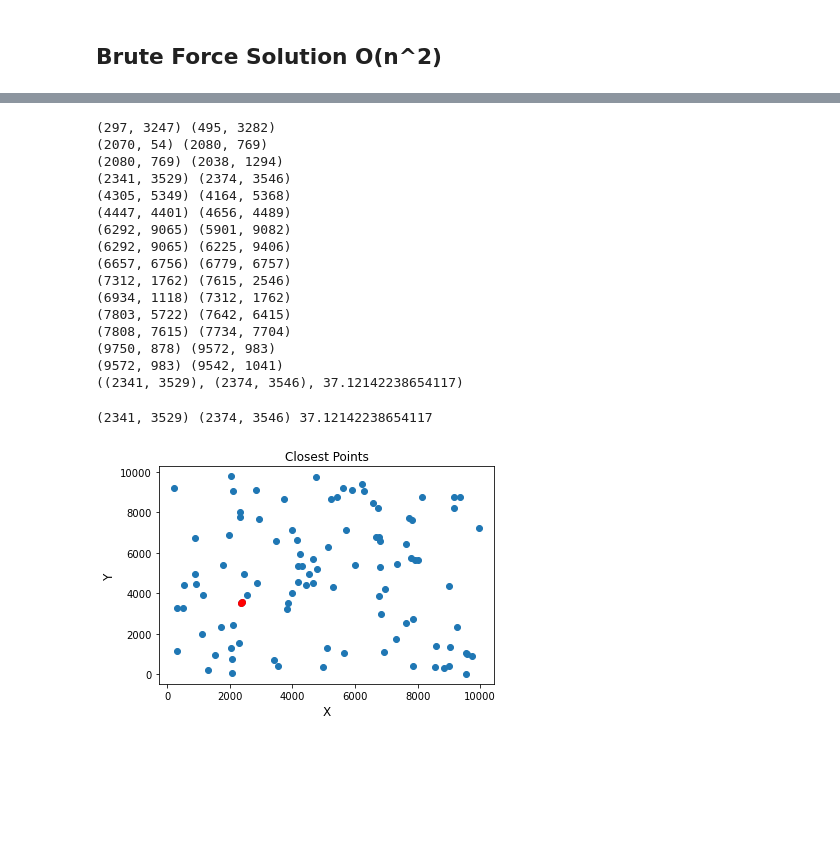
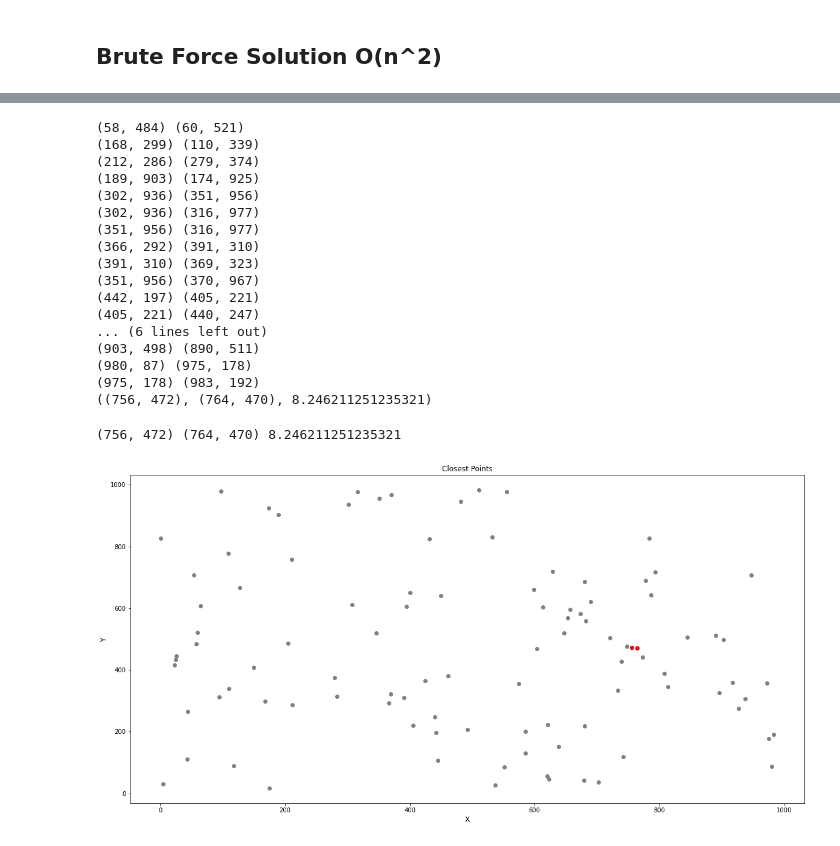
Before and after one commit to implse/Closest_Pair_Of_Points_Notebook, a Jupyter notebook: Closest Points.ipynb, the cells around one changed output, grey strips where cells are left out. Drawn from its saved outputs; the diff is of its cells as text; code cells hidden in the pictures; blank space fills up the shorter version.

```diff
--- a/Closest Points.ipynb
+++ b/Closest Points.ipynb
@@ -12,8 +12,8 @@ import matplotlib.pyplot as plt
 
 # Number of points
 n = 100
-# Size of 2D Plan
-sz = 10000
+# Space of dimension sz
+sz = 1000
 # List of points : tuple(x, y)
 points = list()
 
@@ -158,35 +164,37 @@ closest_points = closest(points)
 
 print(closest_points)
 # %% [output]
-(297, 3247) (495, 3282)
-(2070, 54) (2080, 769)
-(2080, 769) (2038, 1294)
-(2341, 3529) (2374, 3546)
-(4305, 5349) (4164, 5368)
-(4447, 4401) (4656, 4489)
-(6292, 9065) (5901, 9082)
-(6292, 9065) (6225, 9406)
-(6657, 6756) (6779, 6757)
-(7312, 1762) (7615, 2546)
-(6934, 1118) (7312, 1762)
-(7803, 5722) (7642, 6415)
-(7808, 7615) (7734, 7704)
-(9750, 878) (9572, 983)
-(9572, 983) (9542, 1041)
-((2341, 3529), (2374, 3546), 37.12142238654117)
+(58, 484) (60, 521)
+(168, 299) (110, 339)
+(212, 286) (279, 374)
+(189, 903) (174, 925)
+(302, 936) (351, 956)
+(302, 936) (316, 977)
+(351, 956) (316, 977)
+(366, 292) (391, 310)
+(391, 310) (369, 323)
+(351, 956) (370, 967)
+(442, 197) (405, 221)
+(405, 221) (440, 247)
+... (6 lines left out)
+(903, 498) (890, 511)
+(980, 87) (975, 178)
+(975, 178) (983, 192)
+((756, 472), (764, 470), 8.246211251235321)
 # %%
 point_a, point_b, distance = closest_points
 print(point_a, point_b, distance)
 x_a, y_a = point_a
 x_b, y_b = point_b
 
+plt.figure(figsize=(20, 10))
 plt.xlabel('X',size=12)
 plt.ylabel('Y',size=12)
 plt.title('Closest Points',size=12)
-plt.scatter(x, y)
+plt.scatter(x, y, color="grey")
 plt.scatter(x_a, y_a, color="red")
 plt.scatter(x_b, y_b, color="red")
 plt.show()
 # %% [output]
-(2341, 3529) (2374, 3546) 37.12142238654117
+(756, 472) (764, 470) 8.246211251235321
-[figure, old version]
+[figure, new version]
```
Also changed, not shown: parts of 7 cells of this notebook.
